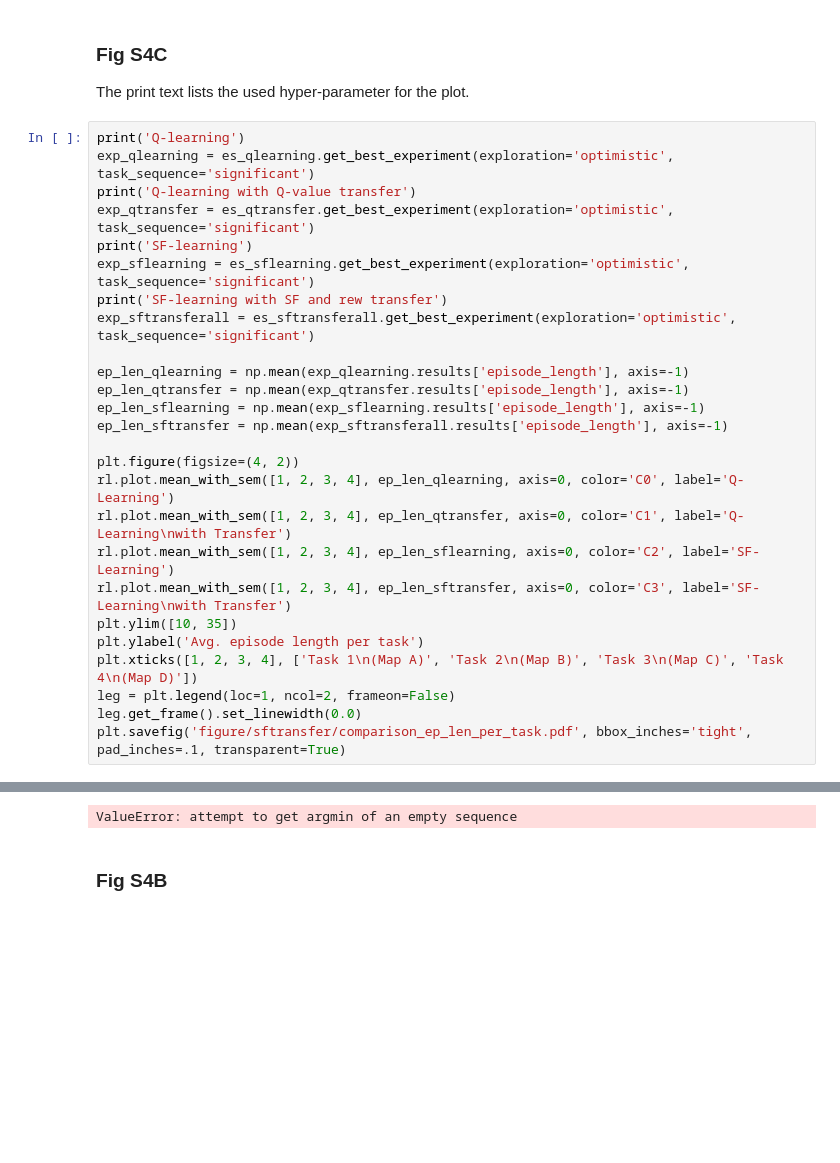
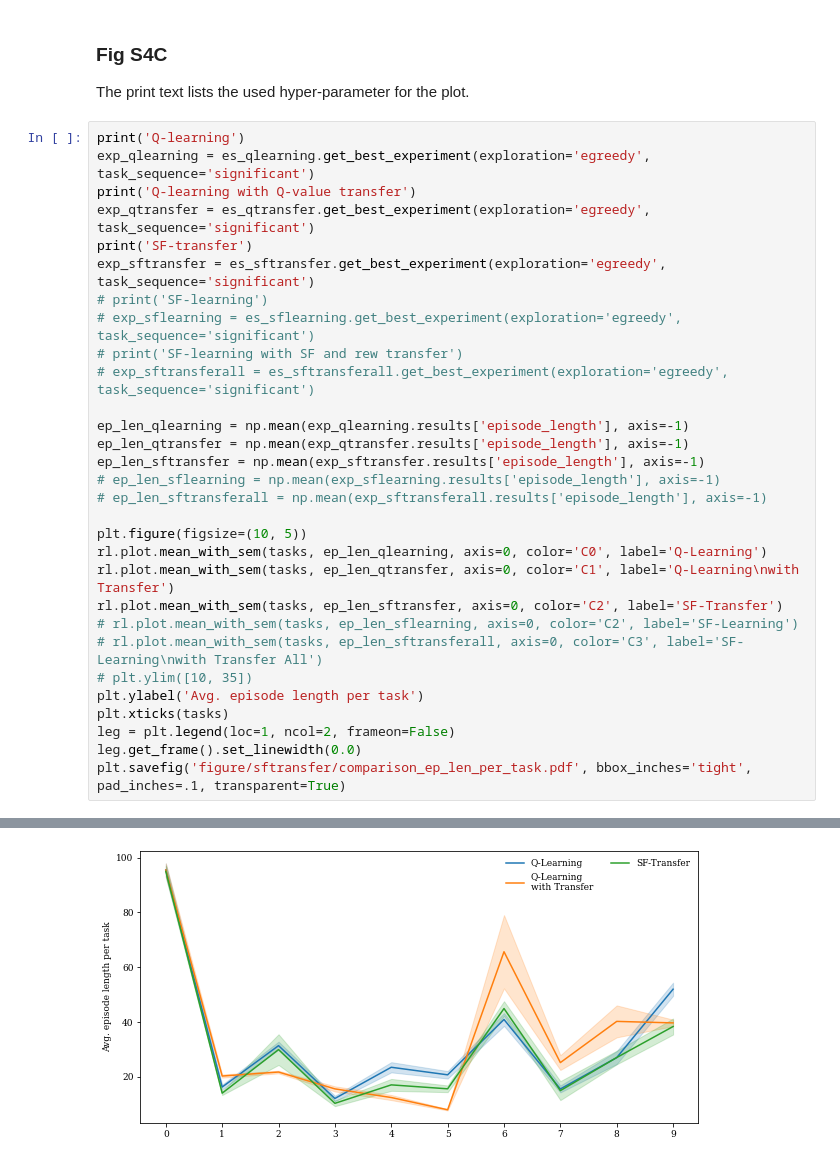
Before and after one commit to lucaslehnert/rewardpredictive, a Jupyter notebook: FigS4_and_S5.ipynb, the cells around one changed output, grey strips where cells are left out. Saved outputs shown, nothing was run; the diff lists cells and outputs as text; blank space fills up the shorter version.

```diff
--- a/FigS4_and_S5.ipynb
+++ b/FigS4_and_S5.ipynb
@@ -41,27 +65,31 @@ Create directory to store all plot files in.
 The print text lists the used hyper-parameter for the plot.
 # %%
 print('Q-learning')
-exp_qlearning = es_qlearning.get_best_experiment(exploration='optimistic', task_sequence='significant')
+exp_qlearning = es_qlearning.get_best_experiment(exploration='egreedy', task_sequence='significant')
 print('Q-learning with Q-value transfer')
-exp_qtransfer = es_qtransfer.get_best_experiment(exploration='optimistic', task_sequence='significant')
-print('SF-learning')
-exp_sflearning = es_sflearning.get_best_experiment(exploration='optimistic', task_sequence='significant')
-print('SF-learning with SF and rew transfer')
-exp_sftransferall = es_sftransferall.get_best_experiment(exploration='optimistic', task_sequence='significant')
+exp_qtransfer = es_qtransfer.get_best_experiment(exploration='egreedy', task_sequence='significant')
+print('SF-transfer')
+exp_sftransfer = es_sftransfer.get_best_experiment(exploration='egreedy', task_sequence='significant')
+# print('SF-learning')
+# exp_sflearning = es_sflearning.get_best_experiment(exploration='egreedy', task_sequence='significant')
+# print('SF-learning with SF and rew transfer')
+# exp_sftransferall = es_sftransferall.get_best_experiment(exploration='egreedy', task_sequence='significant')
 
 ep_len_qlearning = np.mean(exp_qlearning.results['episode_length'], axis=-1)
 ep_len_qtransfer = np.mean(exp_qtransfer.results['episode_length'], axis=-1)
-ep_len_sflearning = np.mean(exp_sflearning.results['episode_length'], axis=-1)
-ep_len_sftransfer = np.mean(exp_sftransferall.results['episode_length'], axis=-1)
+ep_len_sftransfer = np.mean(exp_sftransfer.results['episode_length'], axis=-1)
+# ep_len_sflearning = np.mean(exp_sflearning.results['episode_length'], axis=-1)
+# ep_len_sftransferall = np.mean(exp_sftransferall.results['episode_length'], axis=-1)
 
-plt.figure(figsize=(4, 2))
-rl.plot.mean_with_sem([1, 2, 3, 4], ep_len_qlearning, axis=0, color='C0', label='Q-Learning')
-rl.plot.mean_with_sem([1, 2, 3, 4], ep_len_qtransfer, axis=0, color='C1', label='Q-Learning\nwith Transfer')
-rl.plot.mean_with_sem([1, 2, 3, 4], ep_len_sflearning, axis=0, color='C2', label='SF-Learning')
-rl.plot.mean_with_sem([1, 2, 3, 4], ep_len_sftransfer, axis=0, color='C3', label='SF-Learning\nwith Transfer')
-plt.ylim([10, 35])
+plt.figure(figsize=(10, 5))
+rl.plot.mean_with_sem(tasks, ep_len_qlearning, axis=0, color='C0', label='Q-Learning')
+rl.plot.mean_with_sem(tasks, ep_len_qtransfer, axis=0, color='C1', label='Q-Learning\nwith Transfer')
+rl.plot.mean_with_sem(tasks, ep_len_sftransfer, axis=0, color='C2', label='SF-Transfer')
+# rl.plot.mean_with_sem(tasks, ep_len_sflearning, axis=0, color='C2', label='SF-Learning')
+# rl.plot.mean_with_sem(tasks, ep_len_sftransferall, axis=0, color='C3', label='SF-Learning\nwith Transfer All')
+# plt.ylim([10, 35])
 plt.ylabel('Avg. episode length per task')
-plt.xticks([1, 2, 3, 4], ['Task 1\n(Map A)', 'Task 2\n(Map B)', 'Task 3\n(Map C)', 'Task 4\n(Map D)'])
+plt.xticks(tasks)
 leg = plt.legend(loc=1, ncol=2, frameon=False)
 leg.get_frame().set_linewidth(0.0)
 plt.savefig('figure/sftransfer/comparison_ep_len_per_task.pdf', bbox_inches='tight', pad_inches=.1, transparent=True)
@@ -70,3 +116 @@ Q-learning
-ValueError: attempt to get argmin of an empty sequence
+[figure, added]
-# %% [markdown]
-### Fig S4B
```
Also changed, not shown: parts of 15 cells of this notebook.
